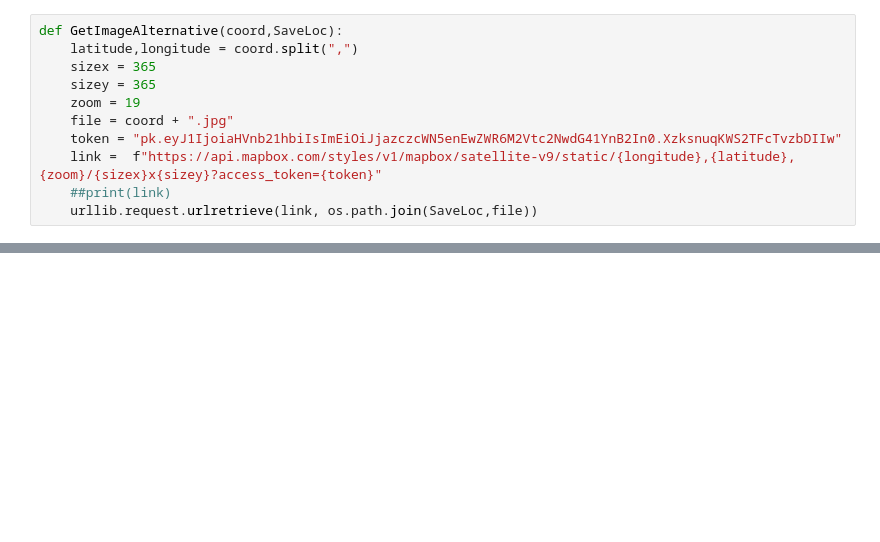
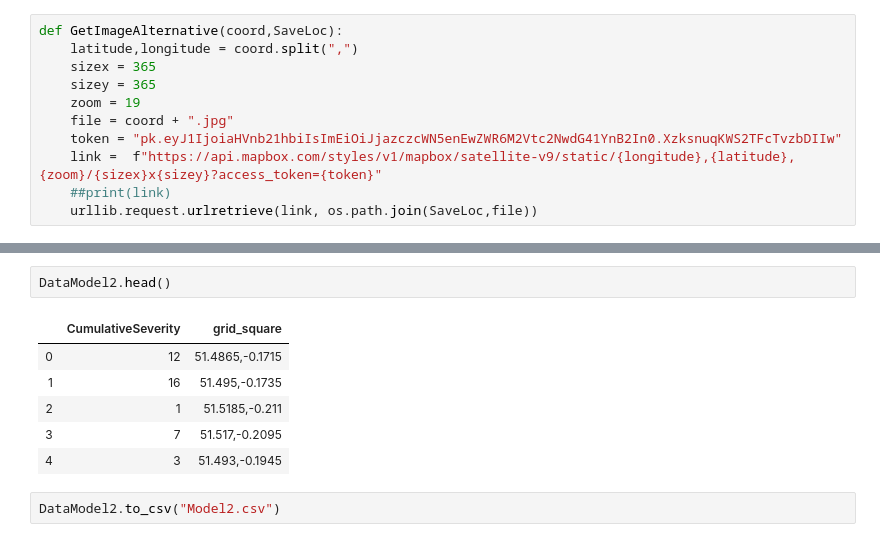
Before and after one commit to h4g0/LEI-RoadAccidents, a Jupyter notebook: Dowload_Satellite_Images.ipynb, the cells around one changed output, grey strips where cells are left out. Saved outputs shown, nothing was run; the diff lists cells and outputs as text; blank space fills up the shorter version.

```diff
--- a/Dowload_Satellite_Images.ipynb
+++ b/Dowload_Satellite_Images.ipynb
@@ -109,0 +135,11 @@ for i in safe_squares_download:
+# %%
+DataModel2.head()
+# %% [output]
+|  | CumulativeSeverity | grid_square |
+| 0 | 12 | 51.4865,-0.1715 |
+| 1 | 16 | 51.495,-0.1735 |
+| 2 | 1 | 51.5185,-0.211 |
+| 3 | 7 | 51.517,-0.2095 |
+| 4 | 3 | 51.493,-0.1945 |
+# %%
+DataModel2.to_csv("Model2.csv")
```
Also changed, not shown: parts of 10 cells of this notebook, 1 other file.
